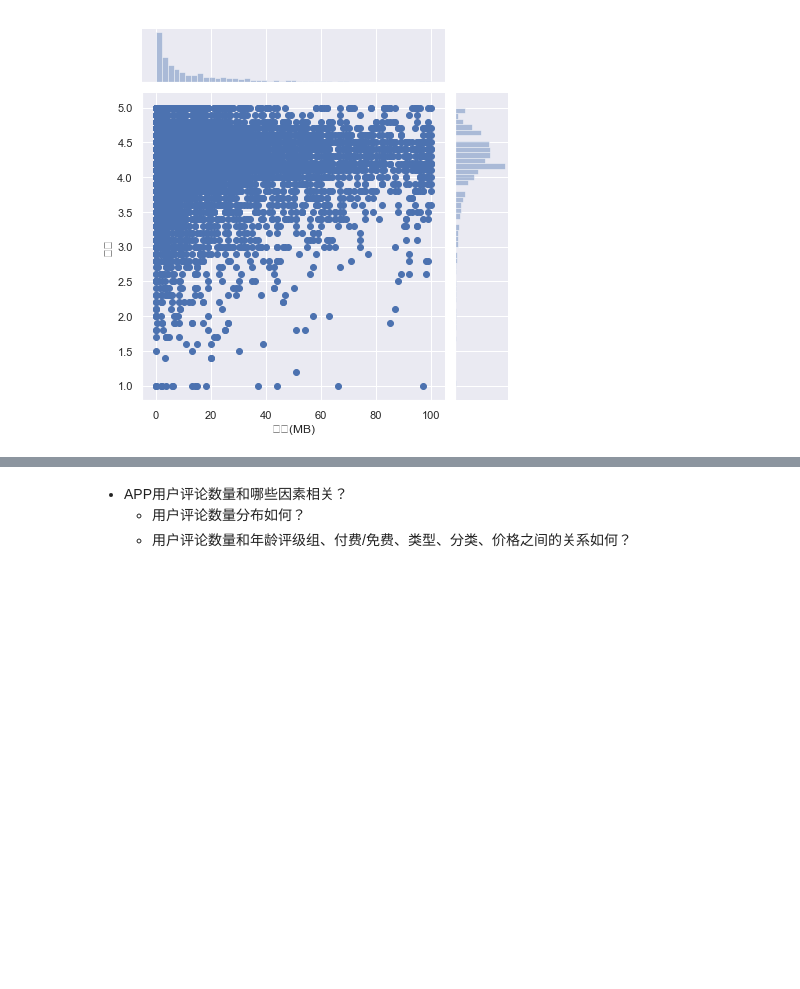
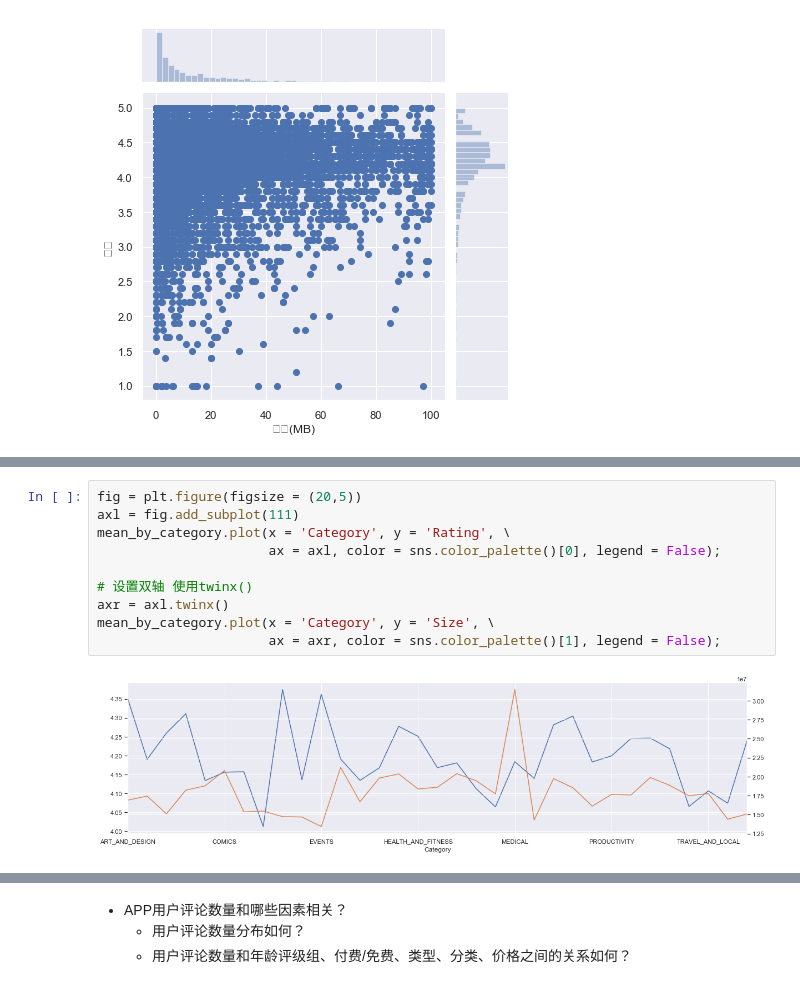
Before and after one commit to DepInjoy/DM, a Jupyter notebook: jupyters/Proj_GoogleStore/GooglePlayStore_Analysis.ipynb, the cells around one changed output, grey strips where cells are left out. Saved outputs shown, nothing was run; the diff lists cells and outputs as text; blank space fills up the shorter version.

```diff
--- a/jupyters/Proj_GoogleStore/GooglePlayStore_Analysis.ipynb
+++ b/jupyters/Proj_GoogleStore/GooglePlayStore_Analysis.ipynb
@@ -806,0 +825,12 @@ ax.set_title("大小(MB).VS.评分");
+# %%
+fig = plt.figure(figsize = (20,5))
+axl = fig.add_subplot(111)
+mean_by_category.plot(x = 'Category', y = 'Rating', \
+                      ax = axl, color = sns.color_palette()[0], legend = False);
+
+# 设置双轴 使用twinx()
+axr = axl.twinx()
+mean_by_category.plot(x = 'Category', y = 'Size', \
+                      ax = axr, color = sns.color_palette()[1], legend = False);
+# %% [output]
+[figure, added]
```
Also changed, not shown: parts of 7 cells of this notebook.
